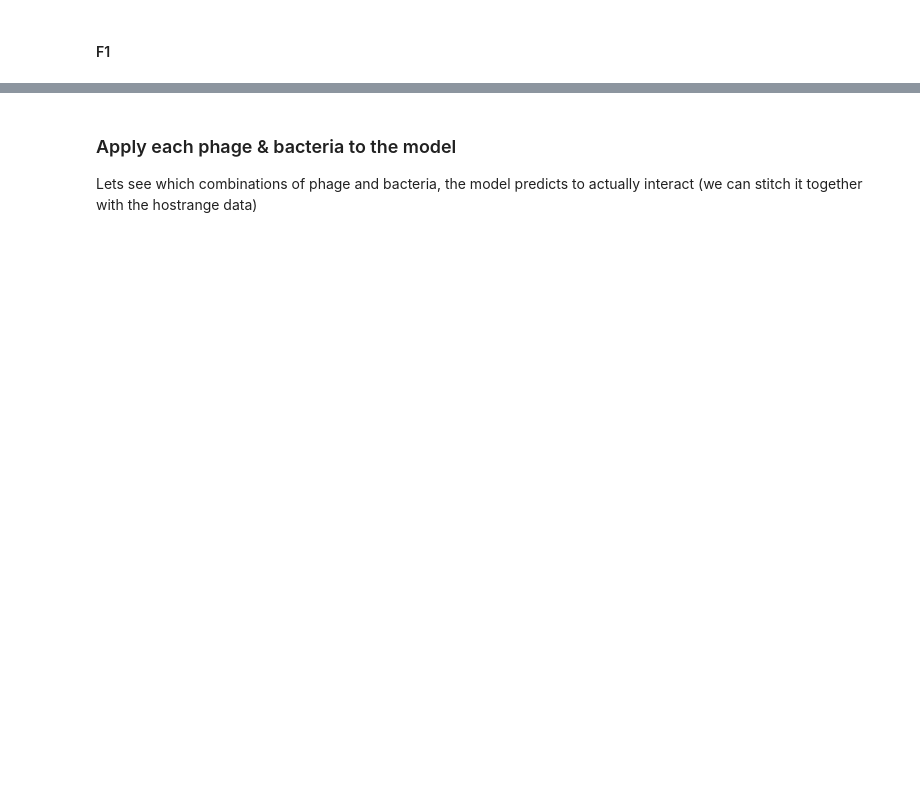
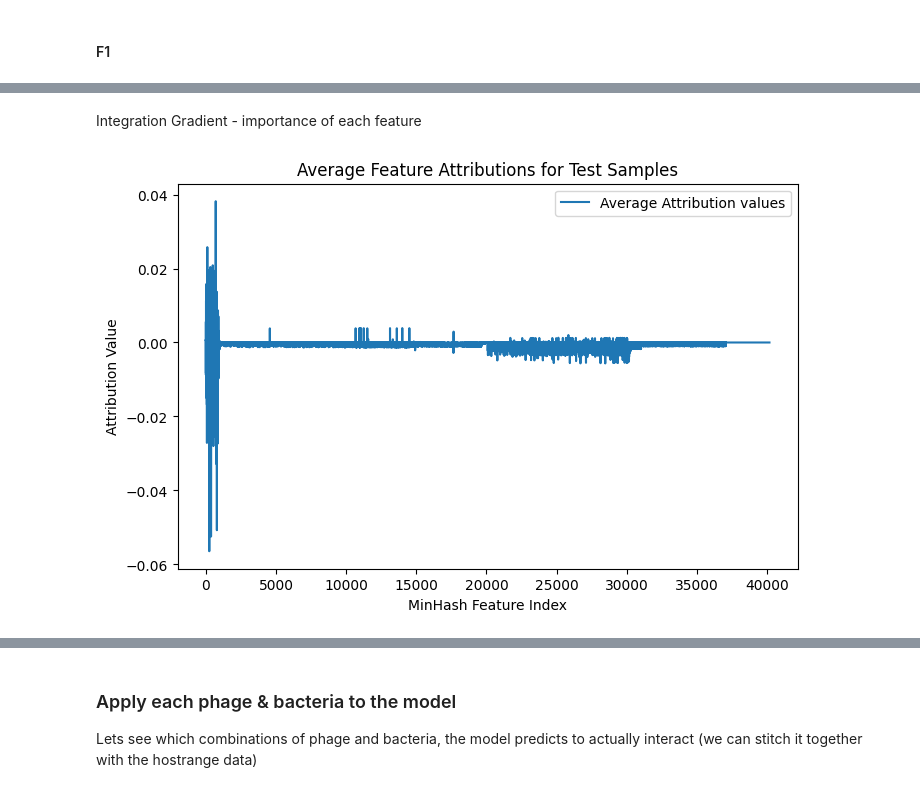
Before and after one commit to azzy72/PredictPhagePPI, a Jupyter notebook: notebooks/nn_torch_full.ipynb, the cells around one changed output, grey strips where cells are left out. Saved outputs shown, nothing was run; the diff lists cells and outputs as text; code cells hidden in the pictures; blank space fills up the shorter version.

Commit message:
feature importance - integration gradient

```diff
--- a/notebooks/nn_torch_full.ipynb
+++ b/notebooks/nn_torch_full.ipynb
@@ -826,0 +838,23 @@ Confusion matrix (rows=true, cols=pred):
+# %% [markdown]
+Integration Gradient - importance of each feature
+# %%
+from captum import attr
+from captum.attr import IntegratedGradients
+ig = IntegratedGradients(model)
+attributions, delta = ig.attribute(X_test_t, target=0, return_convergence_delta=True)
+# %%
+# average attributions across test samples
+avg_attributions = attributions.mean(dim=0)
+
+fig, ax = plt.subplots(figsize=(8,5))
+plt.plot(avg_attributions, label='Average Attribution values')
+plt.xlabel('MinHash Feature Index')
+plt.ylabel('Attribution Value')
+plt.title('Average Feature Attributions for Test Samples')
+plt.legend()
+
+outname = 'average_feature_attr.png'
+plt.savefig(outdir+outname)
+plt.show()
+# %% [output]
+[figure, added]
```
Also changed, not shown: parts of 19 cells of this notebook, 1 other file.
